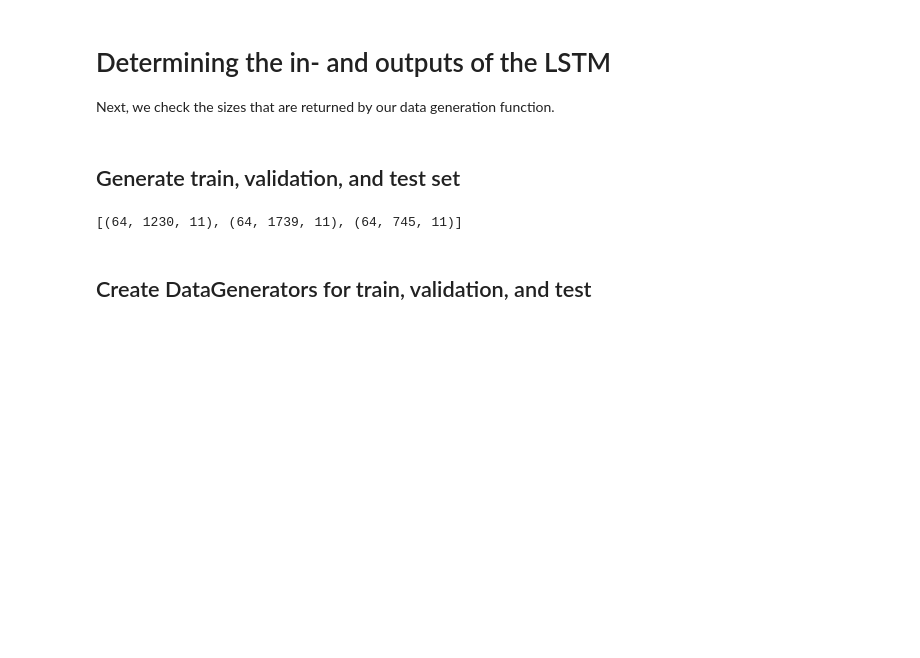
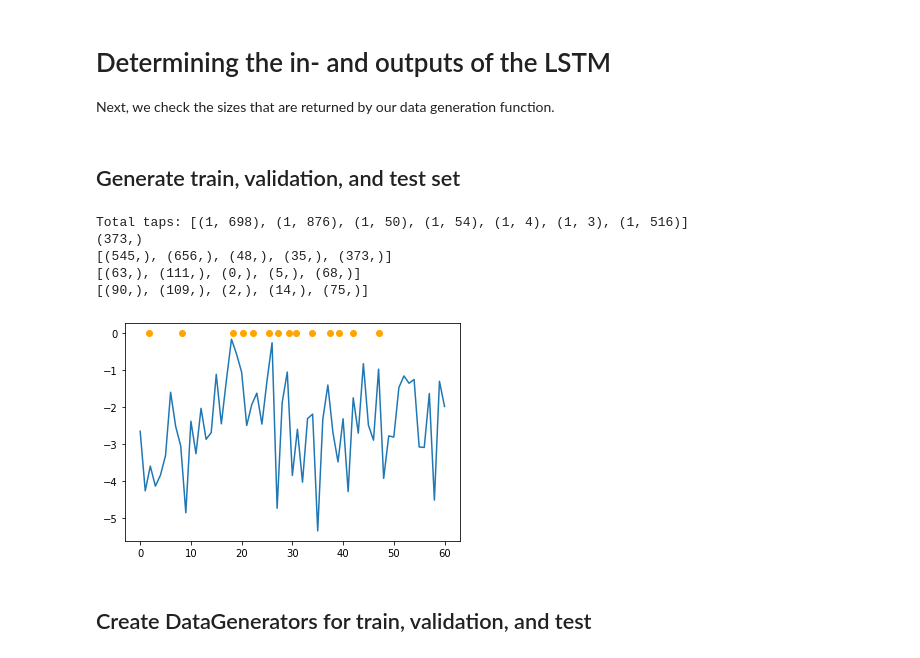
Before and after one commit to luka-ve/movement_prediction, a Jupyter notebook: Python/LSTM_movement_prediction.ipynb, the cells around one changed output. Saved outputs shown, nothing was run; the diff lists cells and outputs as text; code cells hidden in the pictures; blank space fills up the shorter version.

Commit message:
Fixed HUGE mistake in dataset split
Tap indices were not calculated correctly and caused train, validation and test sets to be way off

```diff
--- a/Python/LSTM_movement_prediction.ipynb
+++ b/Python/LSTM_movement_prediction.ipynb
@@ -111,7 +111,19 @@ def normalize_input(_input):
 
     return out
 
+
 stft_norm = normalize_input(stft)
+
+print([x.shape[1] for x in stft_norm])
+
+# Remove end of EEG activity, since there is no activity of interest
+
+seconds_to_remove = 28
+samples_to_remove = np.ceil(config['sampling_rate_after_stft'] * seconds_to_remove).astype(np.int)
+
+stft_norm = [x[:, :-samples_to_remove, :] for x in stft_norm]
+
+print([x.shape[1] for x in stft_norm])
 # %% [output]
 NaN: 0
 Inf: 0
@@ -344,50 +316,69 @@ for i, x in enumerate(stft_norm):
     # Check if activity window length is too short.
     # If so, add it to train set.
     # If extremely short, discard window
-    if x_len < (config['window_length_sftf_samples'] * 3):
+    if taps[i].shape[1] < 5:
         continue
 
-    elif x_len < (config['window_length_sftf_samples'] * 10):
-        stft_norm_train.append(x)
-        taps_train.append(np.array(taps[i]))
+    train_idx = np.arange(0, (x_len//10 * 8))
 
-        continue
 
-    train_idx = range(0, (x_len//10 * 8))
-    validation_idx = range((x_len//10 * 8), (x_len//10 * 9))
-    test_idx = range((x_len//10 * 9), x_len)
+    validation_idx = np.arange((x_len//10 * 8), (x_len//10 * 9))
+    test_idx = np.arange((x_len//10 * 9), x_len)
 
     stft_norm_train.append(x[:, train_idx, :])
     stft_norm_validation.append(x[:, validation_idx, :])
     stft_norm_test.append(x[:, test_idx, :])
 
     # Add taps
-    _taps = np.array(taps[i])
+    _taps = np.array(taps[i] / 128)
 
-    _taps_train = _taps[np.logical_and(_taps > (train_idx[0] * config['sampling_rate_after_stft']), \
-                                       _taps < (train_idx[-1] * config['sampling_rate_after_stft']))]
+    #print(f"Last train idx: {train_idx[-1]}")
+    #print(f"Last train idx * sampling rate redux: {train_idx[-1] * config['sampling_rate_after_stft']}")
+    #print(f"Taps: {_taps}")
 
-    _taps_vali = _taps[np.logical_and(_taps > (validation_idx[0] * config['sampling_rate_after_stft']), \
-                                      _taps < (validation_idx[-1] * config['sampling_rate_after_stft']))]
 
-    _taps_test = _taps[np.logical_and(_taps > (test_idx[0] * config['sampling_rate_after_stft']), \
-                                      _taps < (test_idx[-1] * config['sampling_rate_after_stft']))]
+    _taps_train = _taps[np.logical_and(_taps > (train_idx[0]), \
+                                       _taps < (train_idx[-1]))]
+
+    _taps_vali = _taps[np.logical_and(_taps > (validation_idx[0]), \
+                                      _taps < (validation_idx[-1]))]
+
+    _taps_test = _taps[np.logical_and(_taps > (test_idx[0]), \
+                                      _taps < (test_idx[-1]))]
 
     # Adjust tap timings to zero at beginning of sequence
-    _taps_train = _taps_train - (train_idx[0] * config['sampling_rate_after_stft'])
-    _taps_vali = _taps_vali - (validation_idx[0] * config['sampling_rate_after_stft'])
-    _taps_test = _taps_test - (test_idx[0] * config['sampling_rate_after_stft'])
+    _taps_train = _taps_train - (train_idx[0])
+    _taps_vali = _taps_vali - (validation_idx[0])
+    _taps_test = _taps_test - (test_idx[0])
 
     taps_train.append(_taps_train)
     taps_validation.append(_taps_vali)
     taps_test.append(_taps_test)
 
-print([x.shape for x in stft_norm_test])
+print(f'Total taps: {[y.shape for y in taps]}')
 
 
-# 10% of data for validation
-# 10% of data for testing
+#print(test_idx[-1] * config['sampling_rate_after_stft'])
+print(_taps[np.logical_and(_taps > (train_idx[0]), \
+                           _taps < (train_idx[-1]))].shape)
+print([y.shape for y in taps_train])
+print([y.shape for y in taps_validation])
+print([y.shape for y in taps_test])
+
+
+#print(stft_norm[0].shape)
+#print(taps[0][0, -1] / 128)
 # %% [output]
-[(64, 1230, 11), (64, 1739, 11), (64, 745, 11)]
+Total taps: [(1, 698), (1, 876), (1, 50), (1, 54), (1, 4), (1, 3), (1, 516)]
+(373,)
+[(545,), (656,), (48,), (35,), (373,)]
+[(63,), (111,), (0,), (5,), (68,)]
+[(90,), (109,), (2,), (14,), (75,)]
+# %%
+plt.plot(stft_norm_test[3][0, :, 0])
+plt.scatter(taps_test[3], np.zeros(taps_test[3].shape), color='orange')
+plt.show()
+# %% [output]
+[figure, added]
 # %% [markdown]
 ## Create DataGenerators for train, validation, and test
```
Also changed, not shown: parts of 22 cells of this notebook.
